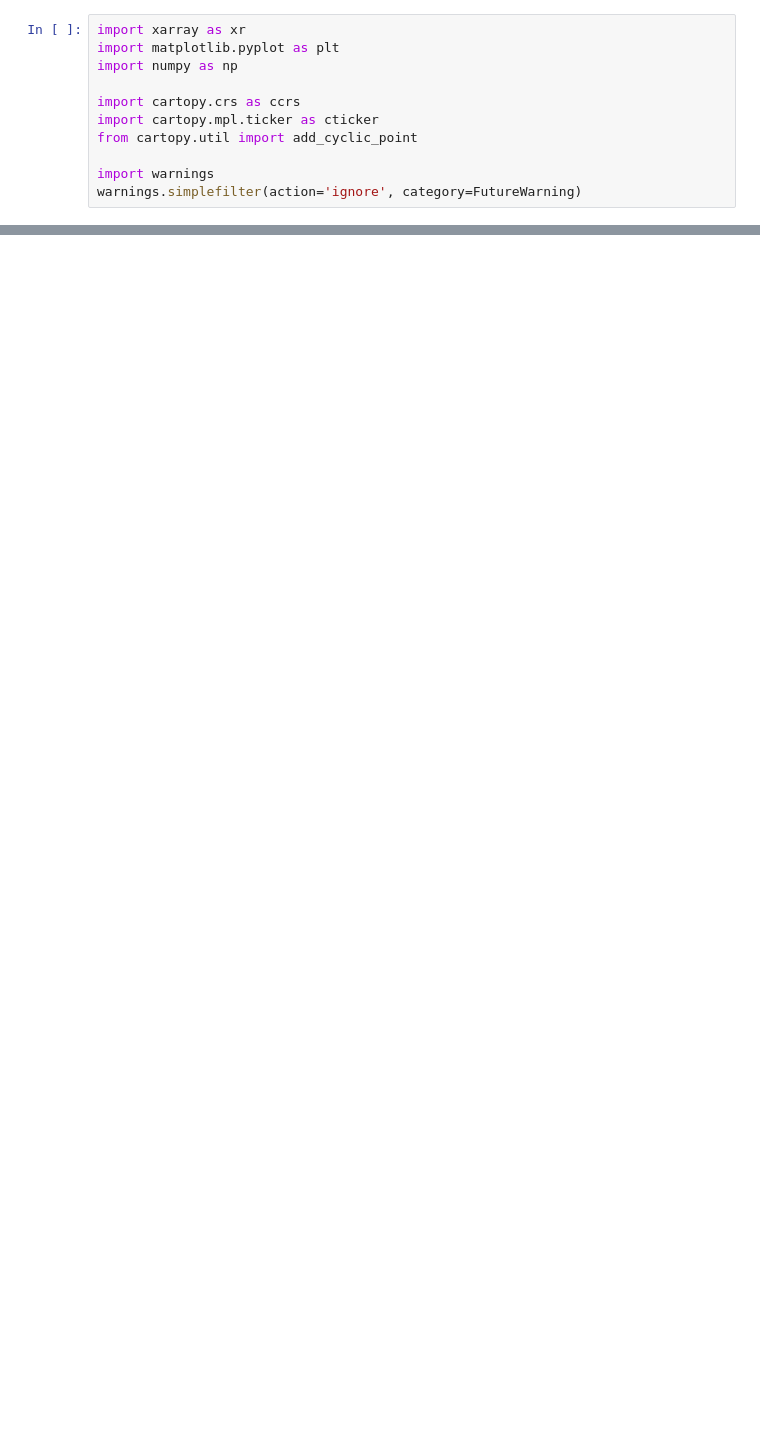
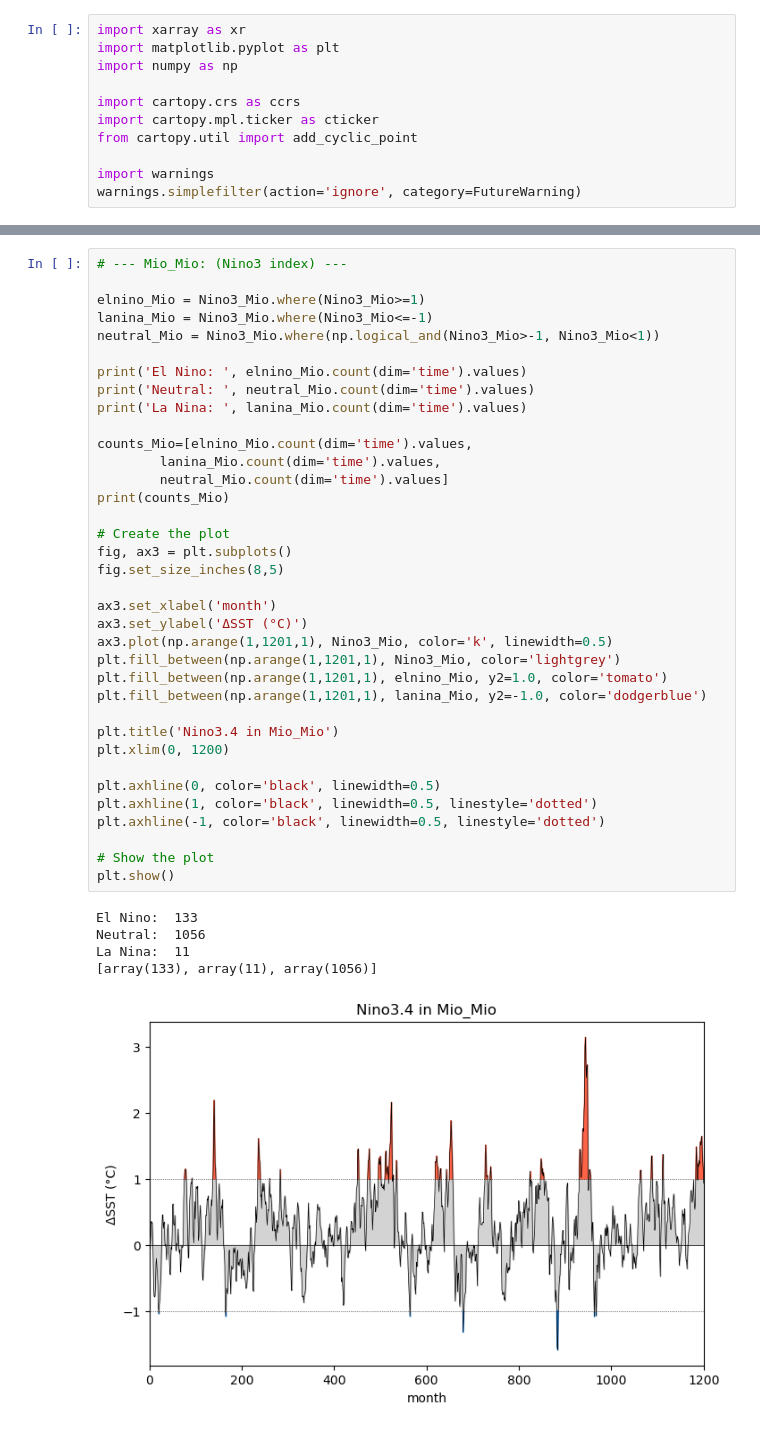
Before and after one commit to ChenPoJu/clim680, a Jupyter notebook: Assignment3/plot_3_composite.ipynb, the cells around one changed output, grey strips where cells are left out. Drawn from its saved outputs; the diff is of its cells as text; blank space fills up the shorter version.

```diff
--- a/Assignment3/plot_3_composite.ipynb
+++ b/Assignment3/plot_3_composite.ipynb
@@ -61,0 +257,42 @@ plt.axhline(-1,color='black',linewidth=0.5,linestyle='dotted') ;
+# %%
+# --- Mio_Mio: (Nino3 index) ---
+
+elnino_Mio = Nino3_Mio.where(Nino3_Mio>=1)
+lanina_Mio = Nino3_Mio.where(Nino3_Mio<=-1)
+neutral_Mio = Nino3_Mio.where(np.logical_and(Nino3_Mio>-1, Nino3_Mio<1))
+
+print('El Nino: ', elnino_Mio.count(dim='time').values)
+print('Neutral: ', neutral_Mio.count(dim='time').values)
+print('La Nina: ', lanina_Mio.count(dim='time').values)
+
+counts_Mio=[elnino_Mio.count(dim='time').values,
+        lanina_Mio.count(dim='time').values,
+        neutral_Mio.count(dim='time').values]
+print(counts_Mio)
+
+# Create the plot
+fig, ax3 = plt.subplots()
+fig.set_size_inches(8,5)
+
+ax3.set_xlabel('month')
+ax3.set_ylabel('ΔSST (°C)')
+ax3.plot(np.arange(1,1201,1), Nino3_Mio, color='k', linewidth=0.5)
+plt.fill_between(np.arange(1,1201,1), Nino3_Mio, color='lightgrey')
+plt.fill_between(np.arange(1,1201,1), elnino_Mio, y2=1.0, color='tomato')
+plt.fill_between(np.arange(1,1201,1), lanina_Mio, y2=-1.0, color='dodgerblue')
+
+plt.title('Nino3.4 in Mio_Mio')
+plt.xlim(0, 1200)
+
+plt.axhline(0, color='black', linewidth=0.5)
+plt.axhline(1, color='black', linewidth=0.5, linestyle='dotted')
+plt.axhline(-1, color='black', linewidth=0.5, linestyle='dotted')
+
+# Show the plot
+plt.show()
+# %% [output]
+El Nino:  133
+Neutral:  1056
+La Nina:  11
+[array(133), array(11), array(1056)]
+[figure, added]
```
Also changed, not shown: parts of 11 cells of this notebook.
